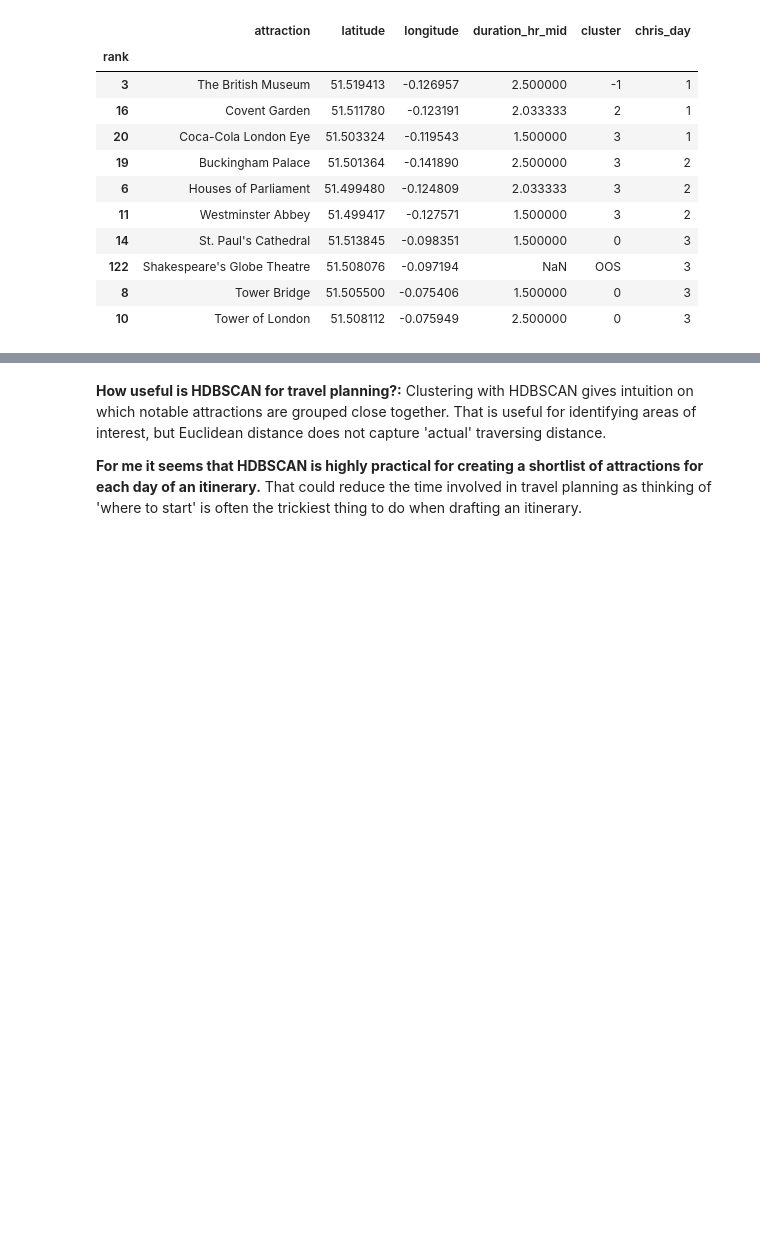
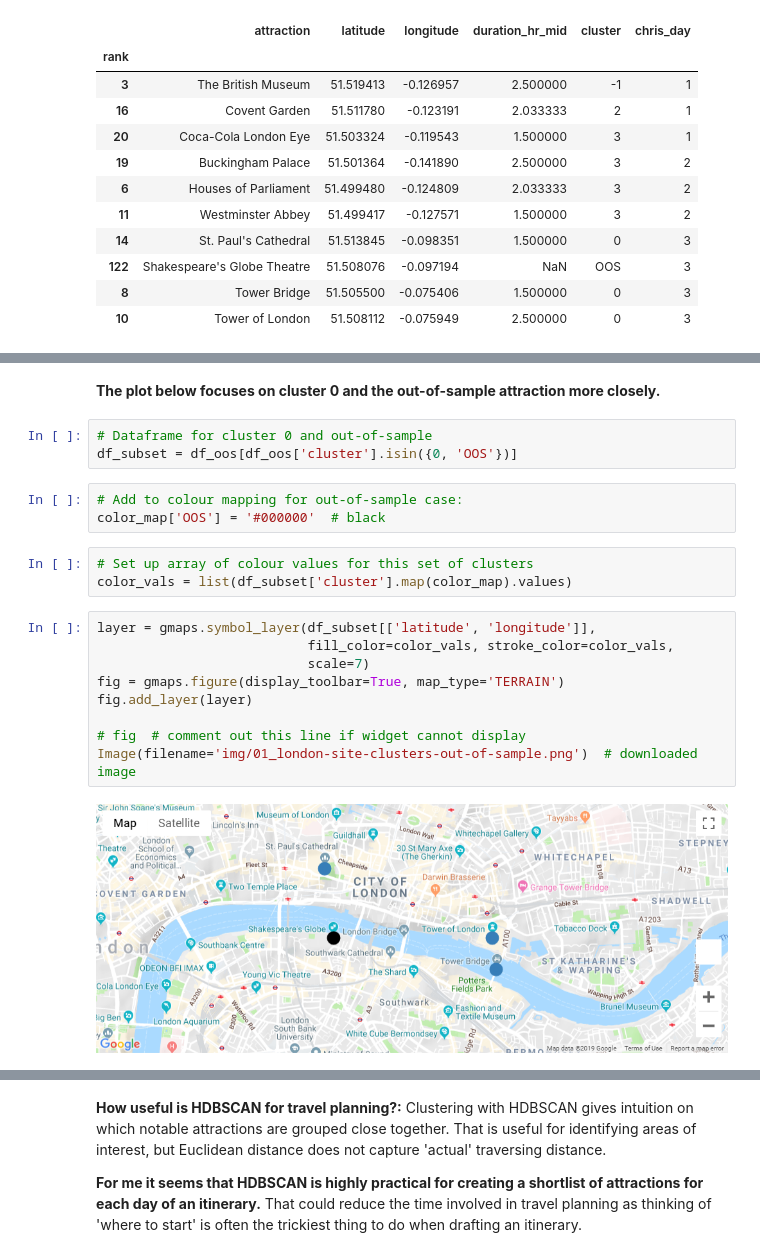
Before and after one commit to mfarragher/portfolio, a Jupyter notebook: travel-planning/notebooks/01_london-travel-planning.ipynb, the cells around one changed output, grey strips where cells are left out. Drawn from its saved outputs; the diff is of its cells as text; blank space fills up the shorter version.

```diff
--- a/travel-planning/notebooks/01_london-travel-planning.ipynb
+++ b/travel-planning/notebooks/01_london-travel-planning.ipynb
@@ -580 +569,23 @@ df_oos
+# %% [markdown]
+**The plot below focuses on cluster 0 and the out-of-sample attraction more closely.**
+# %%
+# Dataframe for cluster 0 and out-of-sample
+df_subset = df_oos[df_oos['cluster'].isin({0, 'OOS'})]
+# %%
+# Add to colour mapping for out-of-sample case:
+color_map['OOS'] = '#000000'  # black
+# %%
+# Set up array of colour values for this set of clusters
+color_vals = list(df_subset['cluster'].map(color_map).values)
+# %%
+layer = gmaps.symbol_layer(df_subset[['latitude', 'longitude']],
+                           fill_color=color_vals, stroke_color=color_vals,
+                           scale=7)
+fig = gmaps.figure(display_toolbar=True, map_type='TERRAIN')
+fig.add_layer(layer)
+
+# fig  # comment out this line if widget cannot display
+Image(filename='img/01_london-site-clusters-out-of-sample.png')  # downloaded image
+# %% [output]
+[figure, added]
 # %% [markdown]
```
Also changed, not shown: parts of 31 cells of this notebook, 8 other files.
